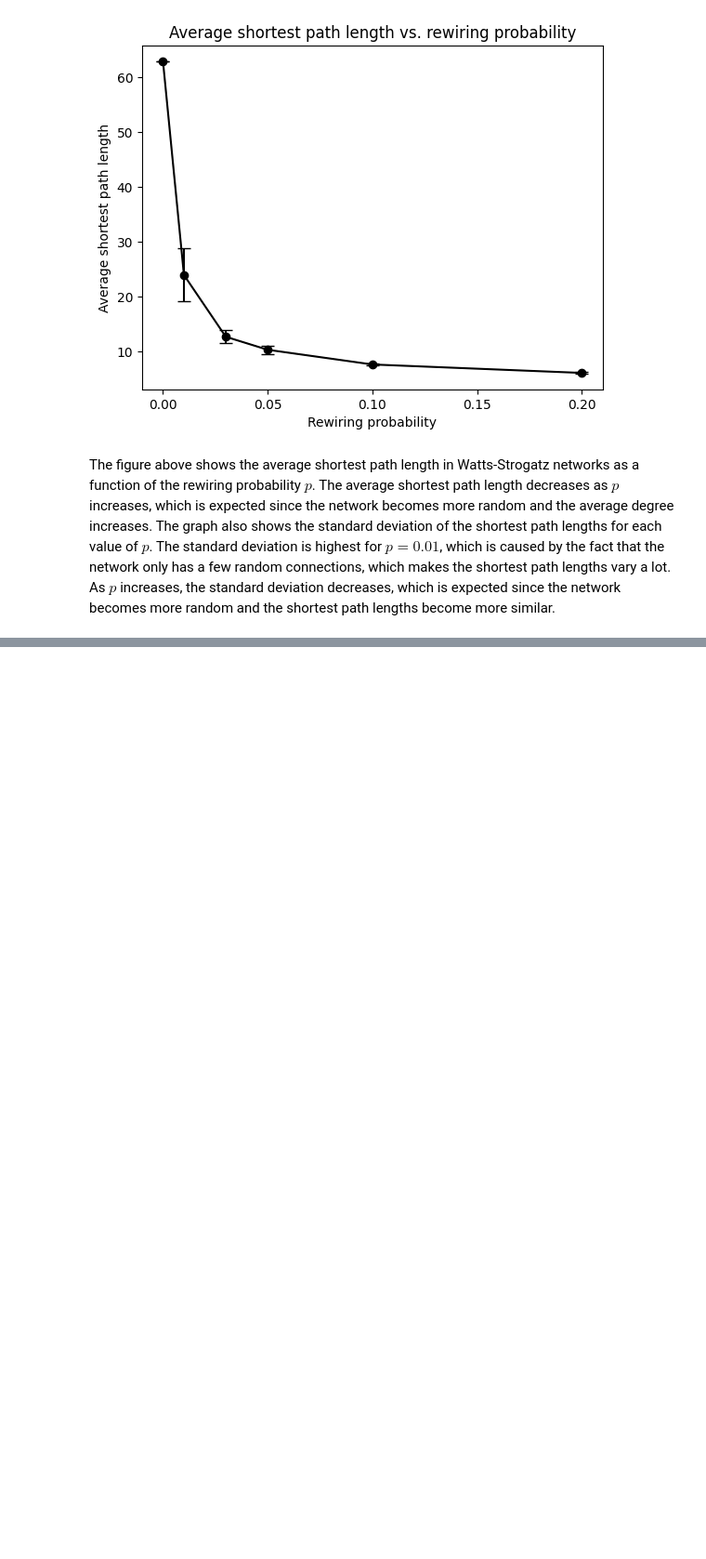
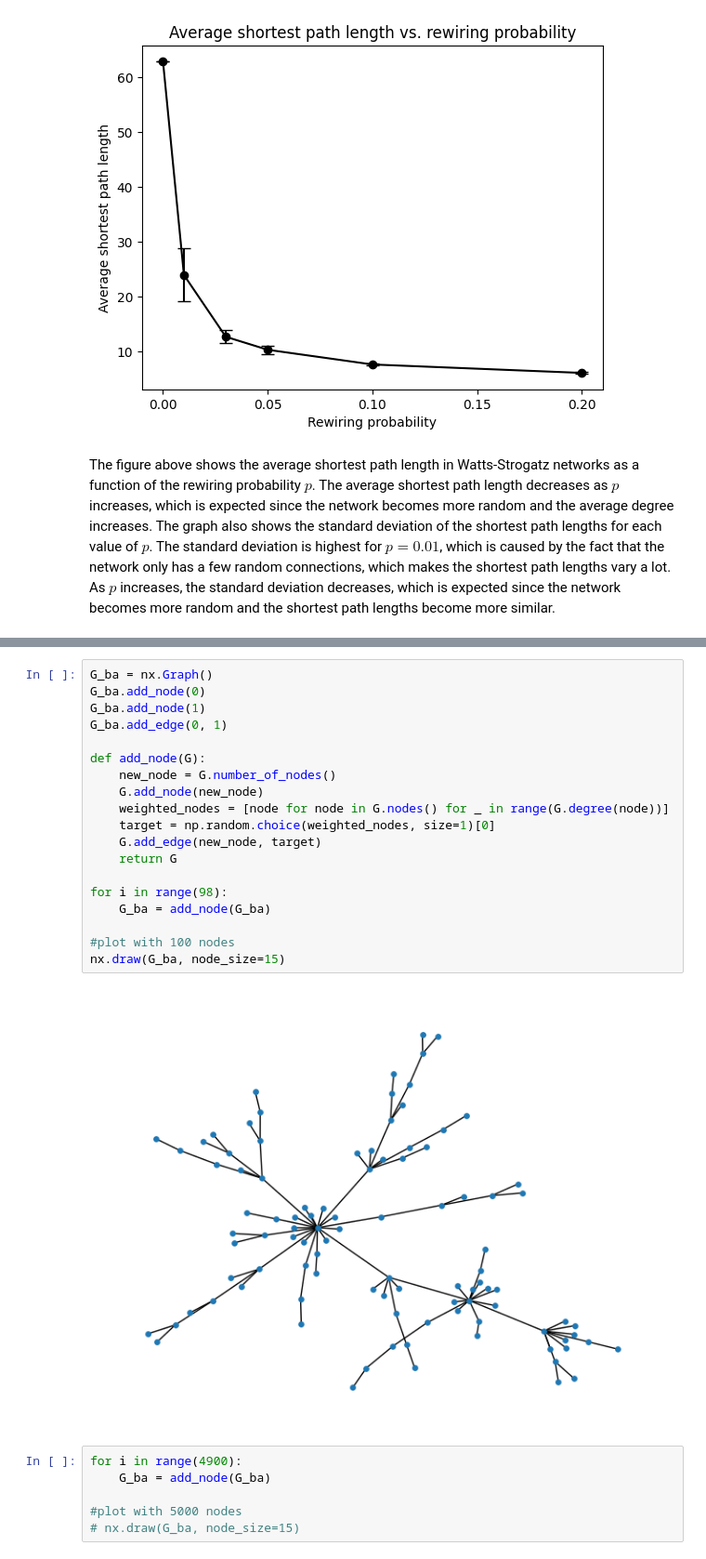
Before and after one commit to matyiandras/socialgraphs2024, a Jupyter notebook: files/week3_ex.ipynb, the cells around one changed output, grey strips where cells are left out. Shown at 93% size. Drawn from its saved outputs; the diff is of its cells as text; blank space fills up the shorter version.

```diff
--- a/files/week3_ex.ipynb
+++ b/files/week3_ex.ipynb
@@ -66,0 +81,27 @@ The figure above shows the average shortest path length in Watts-Strogatz networ
+# %%
+G_ba = nx.Graph()
+G_ba.add_node(0)
+G_ba.add_node(1)
+G_ba.add_edge(0, 1)
+
+def add_node(G):
+    new_node = G.number_of_nodes()
+    G.add_node(new_node)
+    weighted_nodes = [node for node in G.nodes() for _ in range(G.degree(node))]
+    target = np.random.choice(weighted_nodes, size=1)[0]
+    G.add_edge(new_node, target)
+    return G
+
+for i in range(98):
+    G_ba = add_node(G_ba)
+
+#plot with 100 nodes
+nx.draw(G_ba, node_size=15)
+# %% [output]
+[figure, added]
+# %%
+for i in range(4900):
+    G_ba = add_node(G_ba)
+
+#plot with 5000 nodes
+# nx.draw(G_ba, node_size=15)
```
Also changed, not shown: parts of 11 cells of this notebook.
